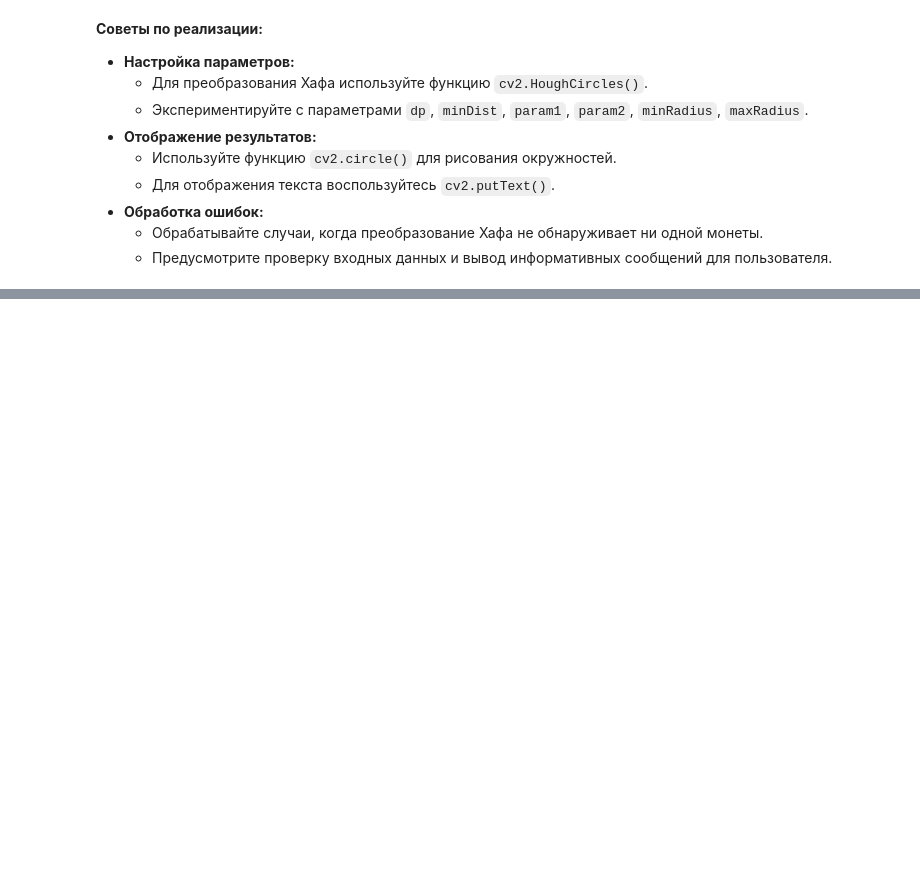
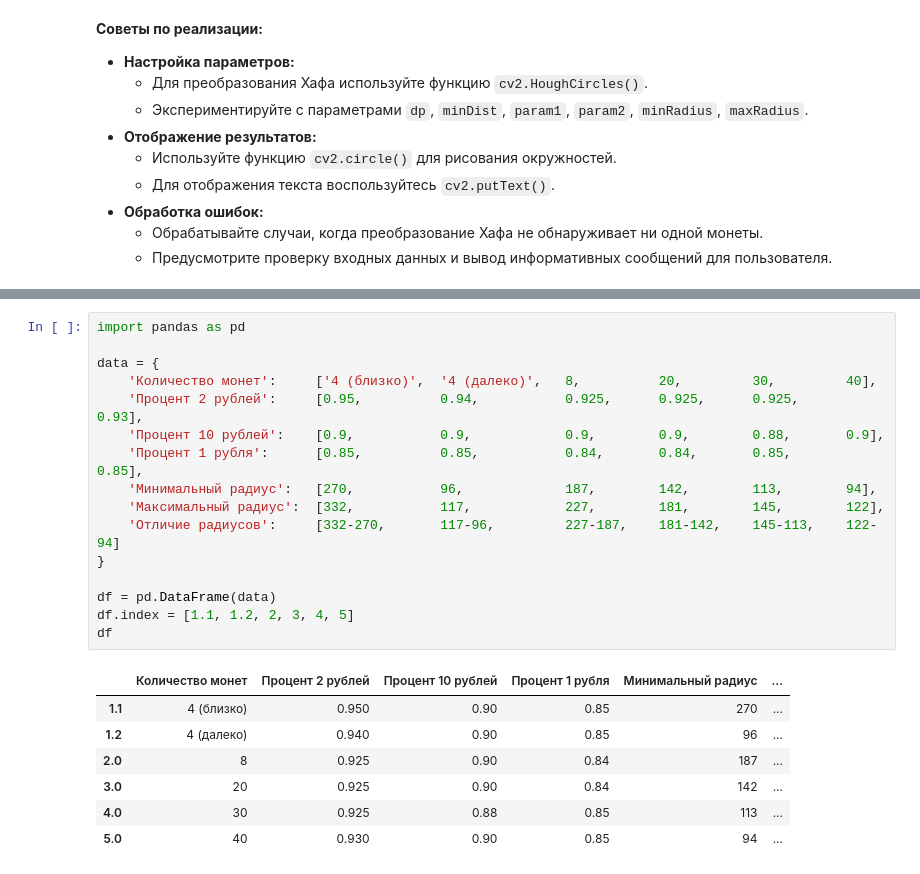
Before and after one commit to ilyak0n/image_processing, a Jupyter notebook: Проектная_работа_№1_Классификация_объектов_на_изображении.ipynb, the cells around one changed output, grey strips where cells are left out. Drawn from its saved outputs; the diff is of its cells as text; blank space fills up the shorter version.

```diff
--- a/Проектная_работа_№1_Классификация_объектов_на_изображении.ipynb
+++ b/Проектная_работа_№1_Классификация_объектов_на_изображении.ipynb
@@ -352,0 +573,24 @@ coin_classification3('test3.jpg', (9,9), 1.1, 130,
+# %%
+import pandas as pd
+
+data = {
+    'Количество монет':     ['4 (близко)',  '4 (далеко)',   8,          20,         30,         40],
+    'Процент 2 рублей':     [0.95,          0.94,           0.925,      0.925,      0.925,      0.93],
+    'Процент 10 рублей':    [0.9,           0.9,            0.9,        0.9,        0.88,       0.9],
+    'Процент 1 рубля':      [0.85,          0.85,           0.84,       0.84,       0.85,       0.85],
+    'Минимальный радиус':   [270,           96,             187,        142,        113,        94],
+    'Максимальный радиус':  [332,           117,            227,        181,        145,        122],
+    'Отличие радиусов':     [332-270,       117-96,         227-187,    181-142,    145-113,    122-94]
+}
+
+df = pd.DataFrame(data)
+df.index = [1.1, 1.2, 2, 3, 4, 5]
+df
+# %% [output]
+|  | Количество монет | Процент 2 рублей | Процент 10 рублей | Процент 1 рубля | Минимальный радиус | ... |
+| 1.1 | 4 (близко) | 0.950 | 0.90 | 0.85 | 270 | ... |
+| 1.2 | 4 (далеко) | 0.940 | 0.90 | 0.85 | 96 | ... |
+| 2.0 | 8 | 0.925 | 0.90 | 0.84 | 187 | ... |
+| 3.0 | 20 | 0.925 | 0.90 | 0.84 | 142 | ... |
+| 4.0 | 30 | 0.925 | 0.88 | 0.85 | 113 | ... |
+| 5.0 | 40 | 0.930 | 0.90 | 0.85 | 94 | ... |
```
Also changed, not shown: parts of 27 cells of this notebook.
